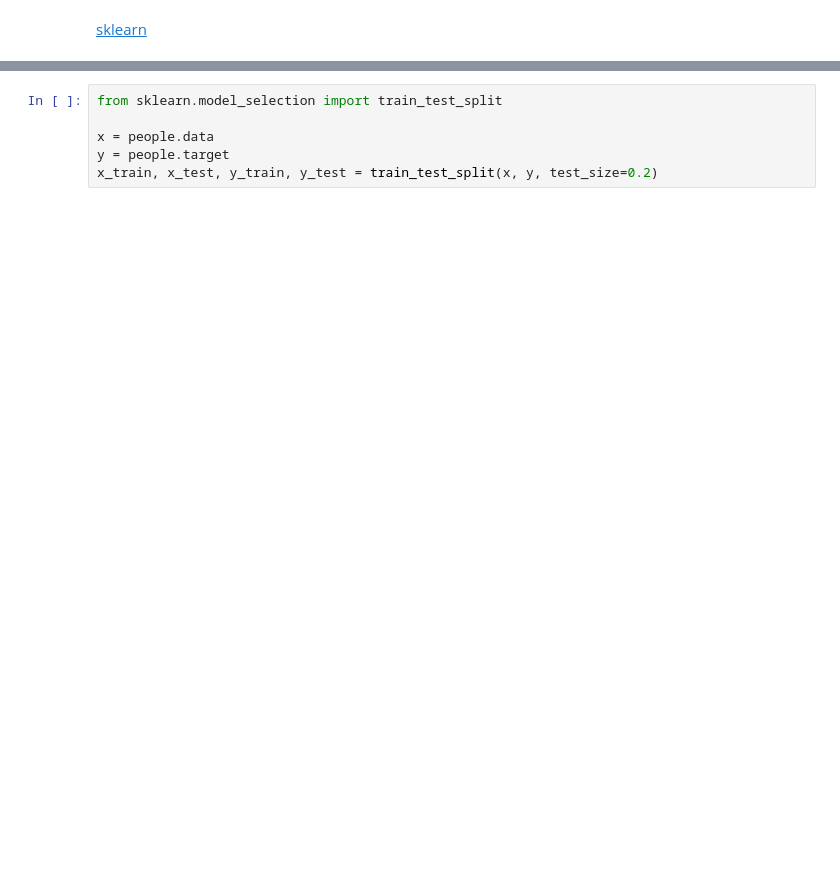
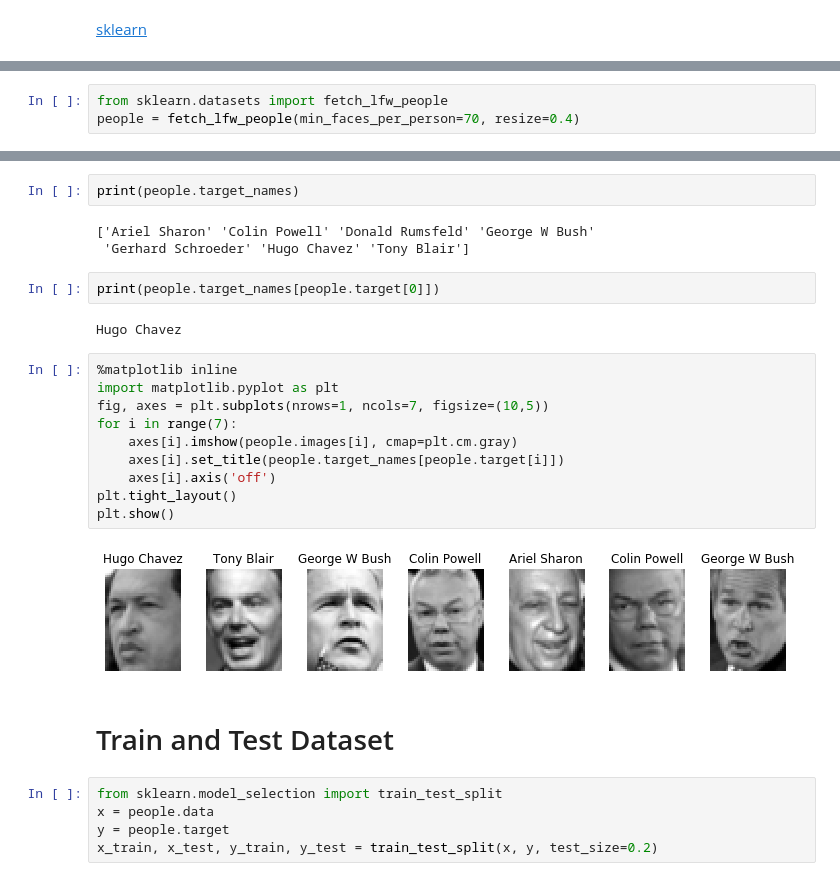
Before and after one commit to YonseiLidar/machine_learning, a Jupyter notebook: pca_face_recognition_sklearn/main.ipynb, the cells around one changed output, grey strips where cells are left out. Saved outputs shown, nothing was run; the diff lists cells and outputs as text; blank space fills up the shorter version.

```diff
--- a/pca_face_recognition_sklearn/main.ipynb
+++ b/pca_face_recognition_sklearn/main.ipynb
@@ -35,0 +5,3 @@ print()
+# %%
+from sklearn.datasets import fetch_lfw_people
+people = fetch_lfw_people(min_faces_per_person=70, resize=0.4)
@@ -36,6 +54,28 @@ print()
+# %%
+print(people.target_names)
+# %% [output]
+['Ariel Sharon' 'Colin Powell' 'Donald Rumsfeld' 'George W Bush'
+ 'Gerhard Schroeder' 'Hugo Chavez' 'Tony Blair']
+# %%
+print(people.target_names[people.target[0]])
+# %% [output]
+Hugo Chavez
+# %%
+%matplotlib inline
+import matplotlib.pyplot as plt
+fig, axes = plt.subplots(nrows=1, ncols=7, figsize=(10,5))
+for i in range(7):
+    axes[i].imshow(people.images[i], cmap=plt.cm.gray)
+    axes[i].set_title(people.target_names[people.target[i]])
+    axes[i].axis('off')
+plt.tight_layout()
+plt.show()
+# %% [output]
+[figure, added]
+# %% [markdown]
+# Train and Test Dataset
 # %%
 from sklearn.model_selection import train_test_split
-
 x = people.data
 y = people.target
 x_train, x_test, y_train, y_test = train_test_split(x, y, test_size=0.2)
```
Also changed, not shown: parts of 26 cells of this notebook.
